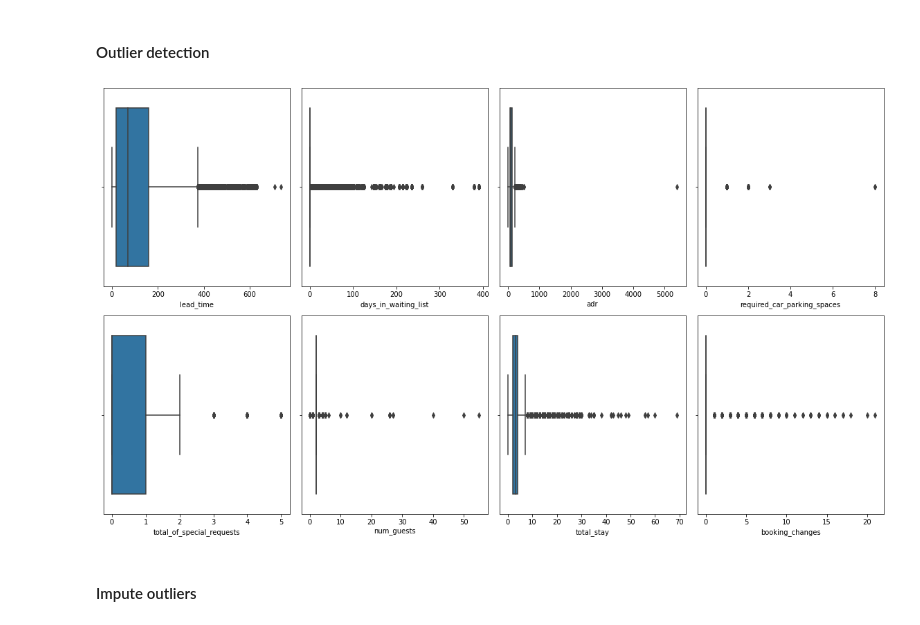
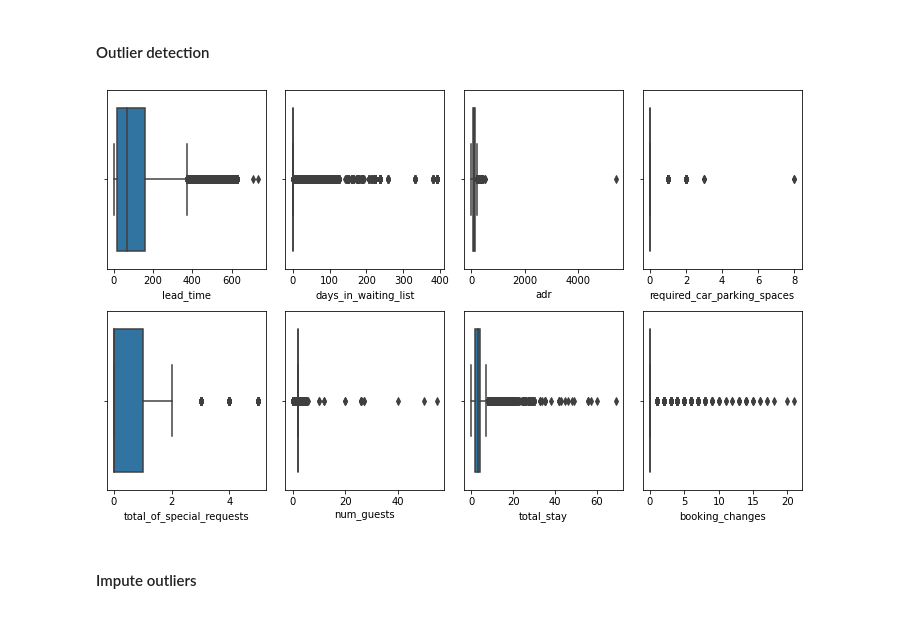
Before and after one commit to ofek181/Causal-Inference, a Jupyter notebook: causal_inference_notebook.ipynb, the cells around one changed output. Cells and saved outputs as stored; diff of their text form; code cells hidden in the pictures.

```diff
--- a/causal_inference_notebook.ipynb
+++ b/causal_inference_notebook.ipynb
@@ -11,7 +12,13 @@ warnings.filterwarnings('ignore')
 # %% [markdown]
 ### Data pre-processing
 # %%
-data = pd.read_csv('https://raw.githubusercontent.com/Sid-darthvader/DoWhy-The-Causal-Story-Behind-Hotel-Booking-Cancellations/master/hotel_bookings.csv')
+# load data
+def load_data(url: str) -> pd.DataFrame:
+    data = pd.read_csv(url)
+    return data
+
+url = 'https://raw.githubusercontent.com/Sid-darthvader/DoWhy-The-Causal-Story-Behind-Hotel-Booking-Cancellations/master/hotel_bookings.csv'
+data = load_data(url)
 data.head()
 # %% [output]
 |  | hotel | is_canceled | lead_time | arrival_date_year | arrival_date_month | arrival_date_week_number | ... |
@@ -155,16 +162,16 @@ data.describe().T
 # %%
 
 features = ['lead_time', 'days_in_waiting_list', 'adr', 'required_car_parking_spaces',
             'total_of_special_requests', 'num_guests', 'total_stay', 'booking_changes']
 n = 1
-plt.figure(figsize=(16,18))
+plt.figure(figsize=(10,12))
 for feature in features:
     plt.subplot(4, 4, n)
     sns.boxplot(data[feature])
     n += 1
     plt.tight_layout()
 # %% [output]
-[figure, old version]
+[figure, new version]
 # %% [markdown]
 #### Impute outliers
 # %%
```
Also changed, not shown: parts of 8 cells of this notebook.
